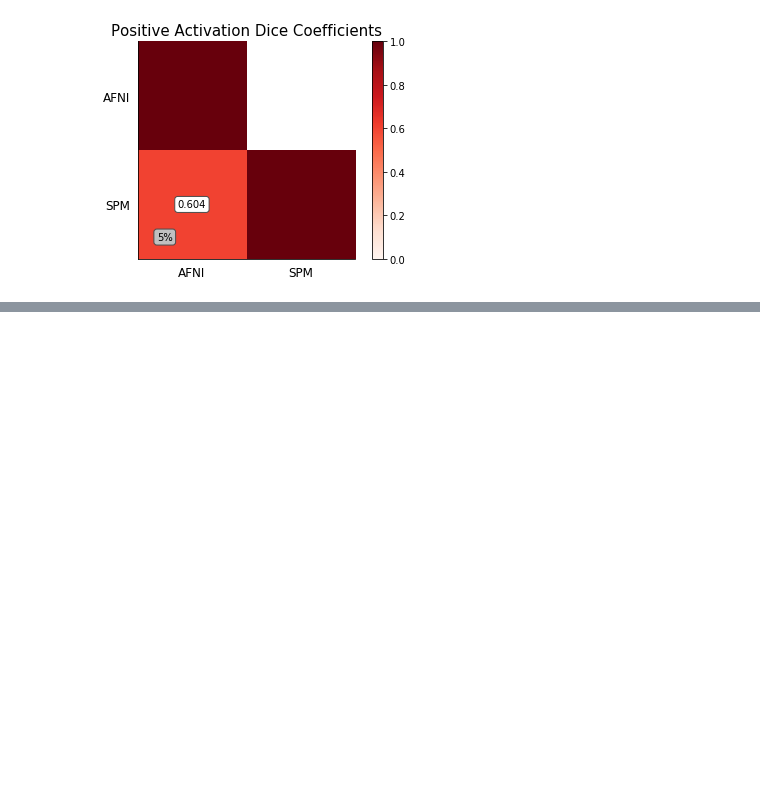
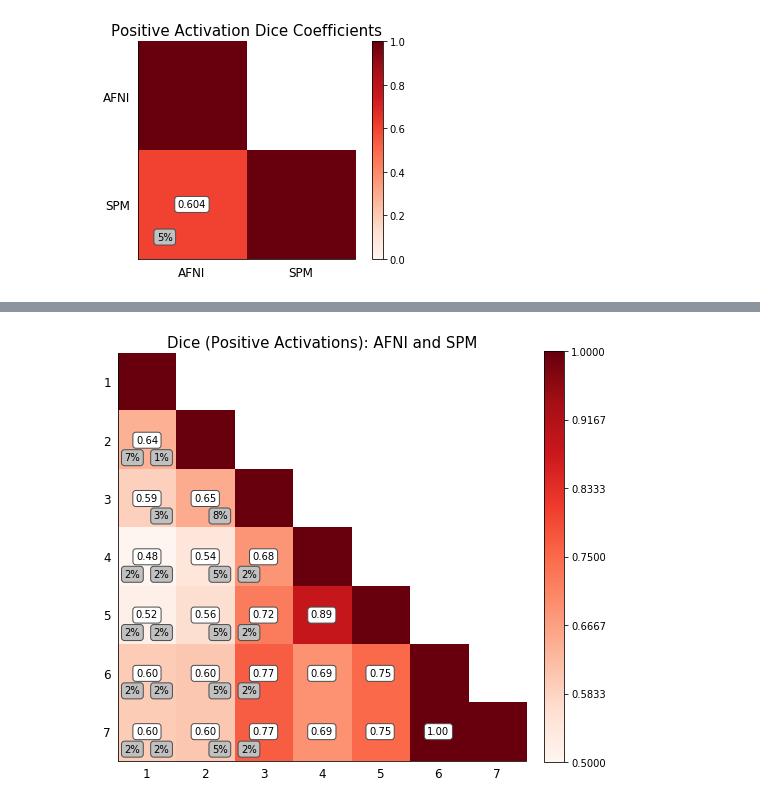
Before and after one commit to NISOx-BDI/SC2, a Jupyter notebook: figures/ds120_notebook.ipynb, the cells around one changed output, grey strips where cells are left out. Saved outputs shown, nothing was run; the diff lists cells and outputs as text; code cells hidden in the pictures; blank space fills up the shorter version.

```diff
--- a/figures/ds120_notebook.ipynb
+++ b/figures/ds120_notebook.ipynb
@@ -151,0 +225,7 @@ dice.dice(afni_exc_set_file, spm_exc_set_file, study=study,
+# %%
+from lib import new_dice
+new_dice.new_dice(old_afni_exc_set_file, afni_exc_set_file, spm_afni_subject_level_exc_set_file, afni_drift_exc_set_file, afni_design_exc_set_file, spm_exc_set_file, old_spm_exc_set_file,
+                  old_afni_stat_file, afni_stat_file, spm_afni_subject_level_stat_file, afni_drift_stat_file, afni_design_stat_file, spm_stat_file, old_spm_stat_file,
+                 Title='Dice (Positive Activations): AFNI and SPM')
+# %% [output]
+[figure, added]
```
Also changed, not shown: parts of 5 cells of this notebook.
